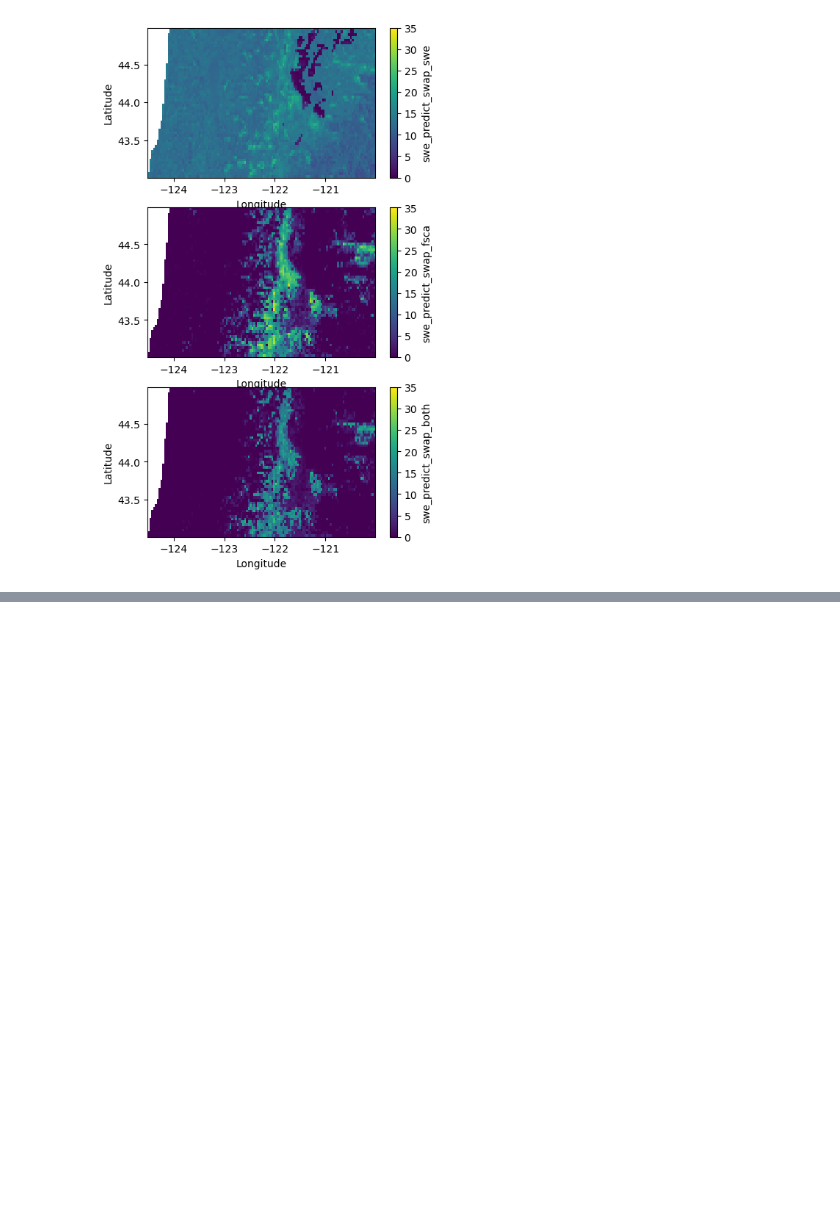
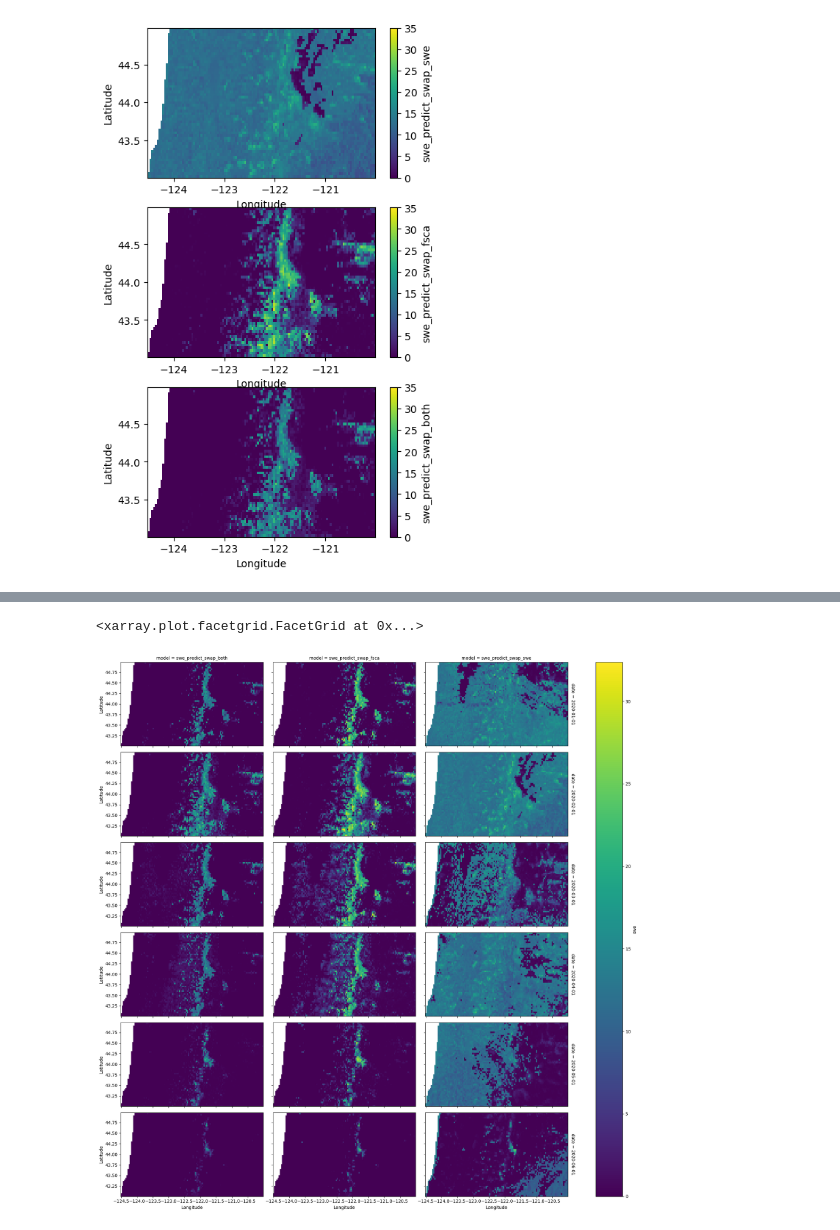
Before and after one commit to geo-smart/swe_forecasting_prod, a Jupyter notebook: notebooks/ucla_fsca_swe_investigation.ipynb, the cells around one changed output, grey strips where cells are left out. Saved outputs shown, nothing was run; the diff lists cells and outputs as text; code cells hidden in the pictures; blank space fills up the shorter version.

Commit message:
facetgrd plot in ucla notebook

```diff
--- a/notebooks/ucla_fsca_swe_investigation.ipynb
+++ b/notebooks/ucla_fsca_swe_investigation.ipynb
@@ -224,0 +239,21 @@ util.small_training.compare_spatial_output(
+# %%
+def read_add_date(fname):
+    date = fname[-14:-4]
+    df = pd.read_csv(fname)
+    df["date"] = date
+    return df
+
+all_input = pd.concat((read_add_date(f) for f in input_files), ignore_index=True)
+# %%
+# Rename inputs
+all_input["air_temperature_tmmn"] = all_input["tmmn"]
+all_input["air_temperature_tmmx"] = all_input["tmmx"]
+all_input["potential_evapotranspiration"] = all_input["etr"]
+all_input["relative_humidity_rmax"] = all_input["rmax"]
+all_input["UCLA_fsca"] = all_input["UCLA_fsca"].replace(np.nan, 0)
+all_input = all_input.dropna(subset=["Northness", "Eastness"])
+# %%
+# Run models
+all_input["swe_predict_swap_swe"] = et_swap_swe.predict(all_input[chosen_columns_swap_swe])
+all_input["swe_predict_swap_fsca"] = et_swap_fsca.predict(all_input[chosen_columns_swap_fsca])
+all_input["swe_predict_swap_both"] = et_swap_both.predict(all_input[chosen_columns_swap_both])
@@ -224,0 +263,11 @@ util.small_training.compare_spatial_output(
+# %%
+all_input_sub = all_input[
+    ["Latitude", "Longitude", "date", "swe_predict_swap_swe", "swe_predict_swap_fsca", "swe_predict_swap_both"]
+]
+melted = pd.melt(all_input_sub, id_vars=["Latitude", "Longitude", "date"], var_name="model", value_name="swe")
+melted_xr = melted.set_index(["Latitude", "Longitude", "date", "model"]).to_xarray()
+# %%
+melted_xr.swe.plot(row="date", col="model", aspect=2)
+# %% [output]
+<xarray.plot.facetgrid.FacetGrid at 0x...>
+[figure, added]
```
Also changed, not shown: parts of 5 cells of this notebook.
